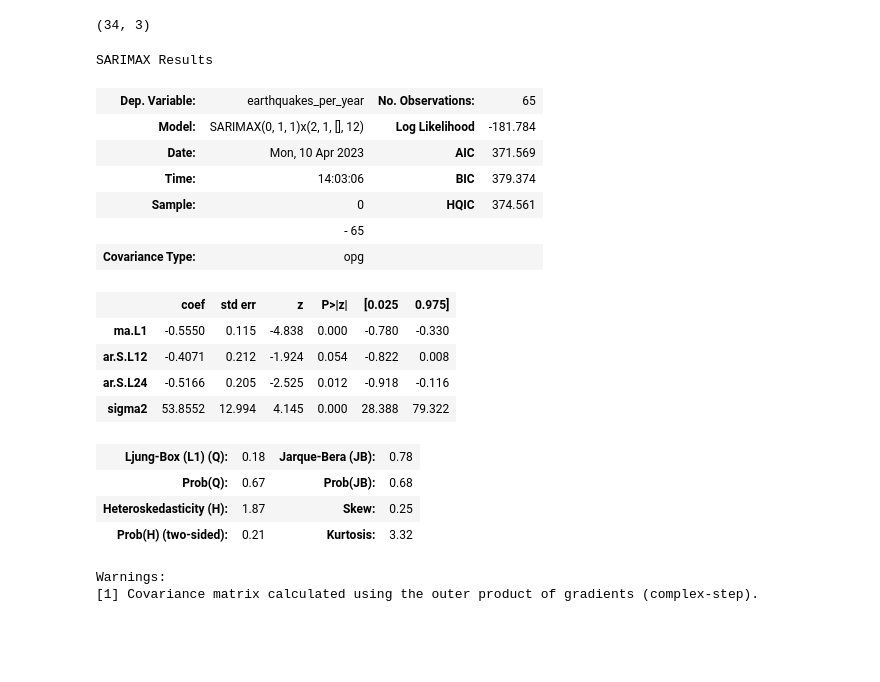
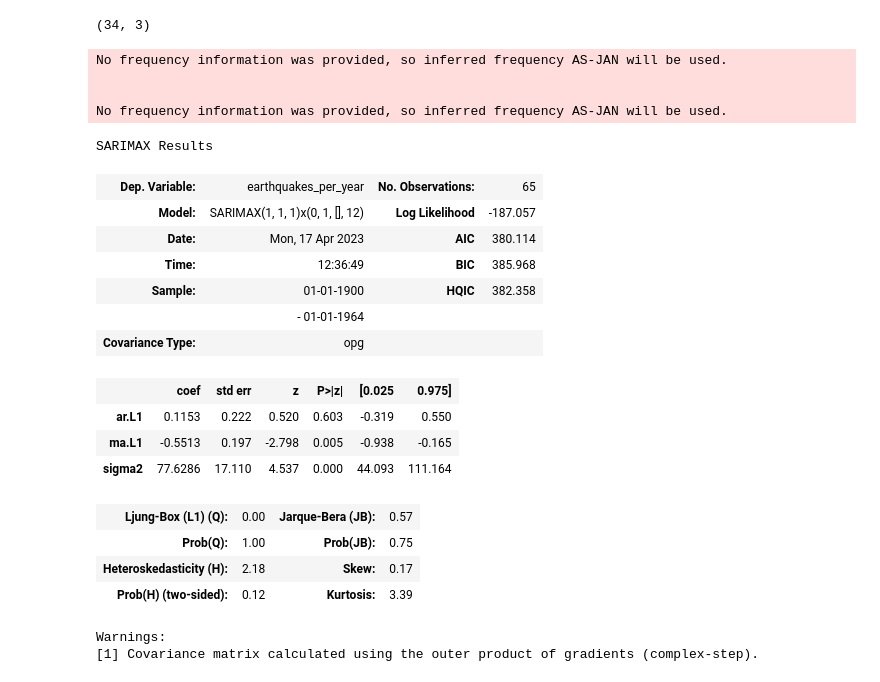
Before and after one commit to ayufrisca/time-series, a Jupyter notebook: Selamat_Datang_di_Colaboratory (1).ipynb, the cells around one changed output. Saved outputs shown, nothing was run; the diff lists cells and outputs as text; code cells hidden in the pictures; blank space fills up the shorter version.

```diff
--- a/Selamat_Datang_di_Colaboratory (1).ipynb
+++ b/Selamat_Datang_di_Colaboratory (1).ipynb
@@ -0,0 +1,14 @@
+# %%
+import plotly.express as px
+import pandas as pd
+
+# Read in the data
+data = pd.read_csv('earthquakes.csv')
+
+# Plot the data
+fig = px.line(data, x='date', y='earthquakes_per_year',
+              labels=({'earthquakes_per_year': 'Earthquakes per year', 'date': 'Date'}))
+
+fig.update_layout(template="simple_white", font=dict(size=18),
+                  title_text='Earthquakes per year', width=650,
+                  title_x=0.5, height=400)
@@ -50,6 +54,6 @@ data.columns
 # %% [output]
 Index(['date', 'Year', 'earthquakes_per_year'], dtype='object')
 # %%
-"data[Month]=pd.to_datetime(data[Month])"
-"data"
+data["date"]=pd.to_datetime(data["date"])
+data
 # %% [output]
@@ -63,5 +79,5 @@ earthquakes_per_year    float64
 dtype: object
 # %%
-data.set_index("Month",inplace=True)
+data.set_index("date",inplace=True)
 data
 # %% [output]
@@ -89,6 +129,6 @@ print(critical_values_)
 # %% [output]
 NameError: ignored
 # %%
-data["year"]=[d.year for d in data.index]
+data["Year"]=[d.year for d in data.index]
 data
 # %% [output]
@@ -239,30 +338,33 @@ X_test.shape
 from statsmodels.tsa.statespace.sarimax import SARIMAX
 # %%
 model=SARIMAX(X_train["earthquakes_per_year"],
-             order=(0,1,1),
-             seasonal_order=(2,1,0,12))
+             order=(1,1,1),
+             seasonal_order=(0,1,0,12))
 result=model.fit()
 result.summary()
 # %% [output]
-SARIMAX Results
+No frequency information was provided, so inferred frequency AS-JAN will be used.
+
+
+No frequency information was provided, so inferred frequency AS-JAN will be used.
+SARIMAX Results
 | Dep. Variable: | earthquakes_per_year | No. Observations: | 65 |
-| Model: | SARIMAX(0, 1, 1)x(2, 1, [], 12) | Log Likelihood | -181.784 |
-| Date: | Mon, 10 Apr 2023 | AIC | 371.569 |
-| Time: | 14:03:06 | BIC | 379.374 |
-| Sample: | 0 | HQIC | 374.561 |
-|  | - 65 |  |  |
+| Model: | SARIMAX(1, 1, 1)x(0, 1, [], 12) | Log Likelihood | -187.057 |
+| Date: | Mon, 17 Apr 2023 | AIC | 380.114 |
+| Time: | 12:36:49 | BIC | 385.968 |
+| Sample: | 01-01-1900 | HQIC | 382.358 |
+|  | - 01-01-1964 |  |  |
 | Covariance Type: | opg |  |  |
 |  | coef | std err | z | P>|z| | [0.025 | 0.975] |
-| ma.L1 | -0.5550 | 0.115 | -4.838 | 0.000 | -0.780 | -0.330 |
-| ar.S.L12 | -0.4071 | 0.212 | -1.924 | 0.054 | -0.822 | 0.008 |
-| ar.S.L24 | -0.5166 | 0.205 | -2.525 | 0.012 | -0.918 | -0.116 |
-| sigma2 | 53.8552 | 12.994 | 4.145 | 0.000 | 28.388 | 79.322 |
+| ar.L1 | 0.1153 | 0.222 | 0.520 | 0.603 | -0.319 | 0.550 |
+| ma.L1 | -0.5513 | 0.197 | -2.798 | 0.005 | -0.938 | -0.165 |
+| sigma2 | 77.6286 | 17.110 | 4.537 | 0.000 | 44.093 | 111.164 |
-| Ljung-Box (L1) (Q): | 0.18 | Jarque-Bera (JB): | 0.78 |
-| Prob(Q): | 0.67 | Prob(JB): | 0.68 |
-| Heteroskedasticity (H): | 1.87 | Skew: | 0.25 |
-| Prob(H) (two-sided): | 0.21 | Kurtosis: | 3.32 |
+| Ljung-Box (L1) (Q): | 0.00 | Jarque-Bera (JB): | 0.57 |
+| Prob(Q): | 1.00 | Prob(JB): | 0.75 |
+| Heteroskedasticity (H): | 2.18 | Skew: | 0.17 |
+| Prob(H) (two-sided): | 0.12 | Kurtosis: | 3.39 |
-Warnings:
-[1] Covariance matrix calculated using the outer product of gradients (complex-step).
+Warnings:
+[1] Covariance matrix calculated using the outer product of gradients (complex-step).
 # %%
 start_index=0
 end_index=len(X_train)-1
```
Also changed, not shown: parts of 30 cells of this notebook.
